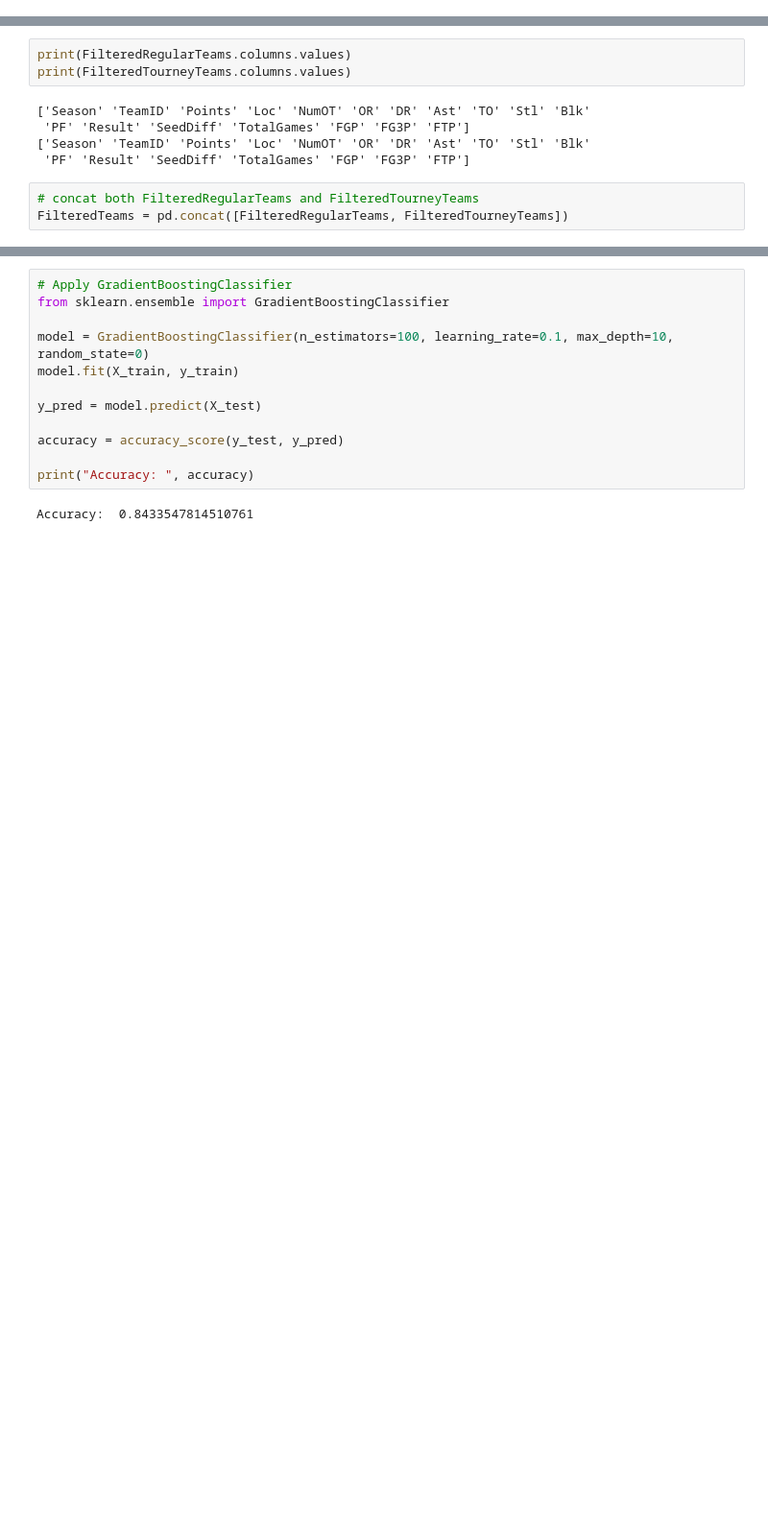
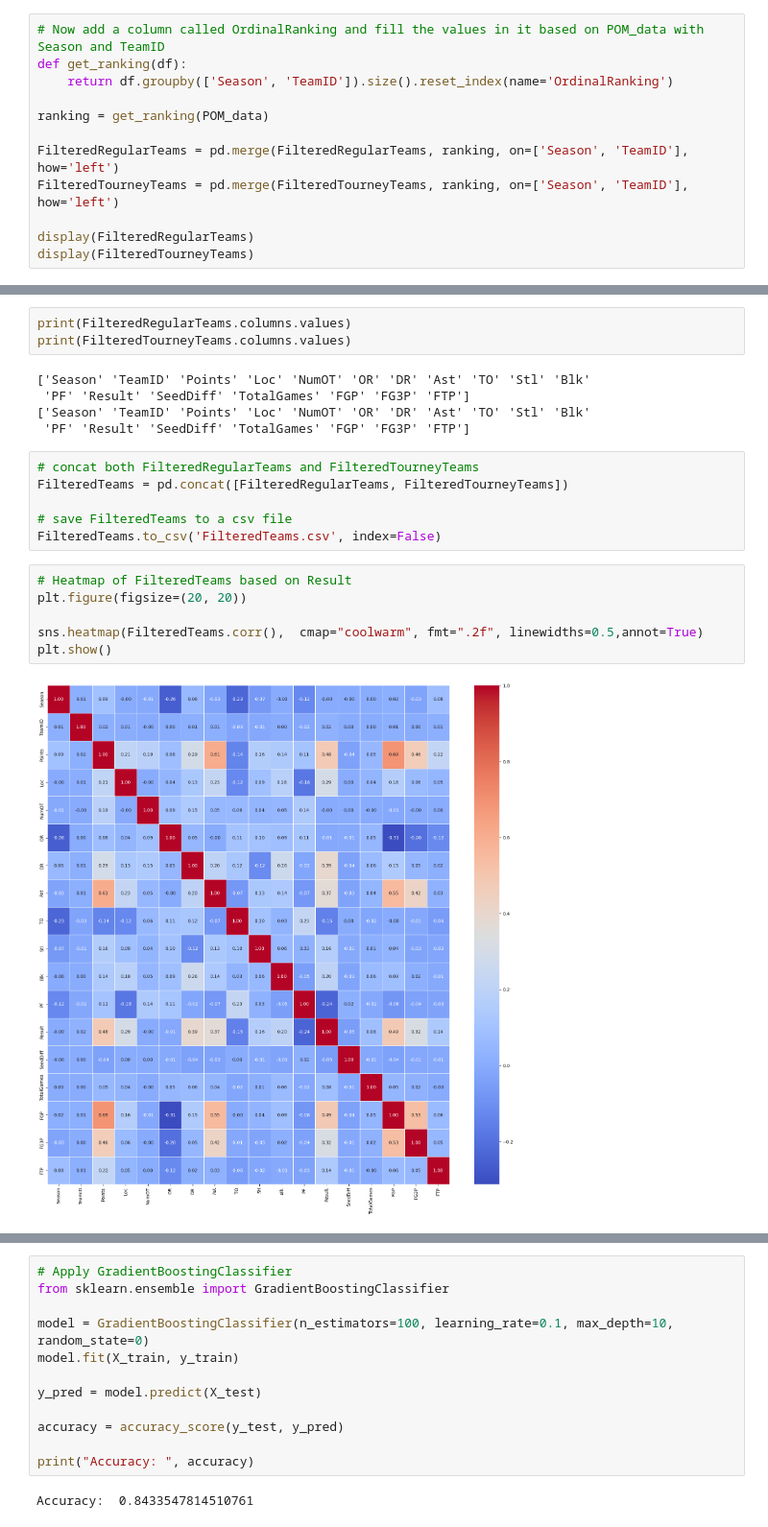
Before and after one commit to Raviteja-5976/Kaggle_Competition, a Jupyter notebook: d.ipynb, the cells around one changed output, grey strips where cells are left out. Shown at 96% size. Cells and saved outputs as stored; diff of their text form; blank space fills up the shorter version.

```diff
--- a/d.ipynb
+++ b/d.ipynb
@@ -479,0 +498,12 @@ display(FilteredTourneyTeams)
+# %%
+# Now add a column called OrdinalRanking and fill the values in it based on POM_data with Season and TeamID
+def get_ranking(df):
+    return df.groupby(['Season', 'TeamID']).size().reset_index(name='OrdinalRanking')
+
+ranking = get_ranking(POM_data)
+
+FilteredRegularTeams = pd.merge(FilteredRegularTeams, ranking, on=['Season', 'TeamID'], how='left')
+FilteredTourneyTeams = pd.merge(FilteredTourneyTeams, ranking, on=['Season', 'TeamID'], how='left')
+
+display(FilteredRegularTeams)
+display(FilteredTourneyTeams)
@@ -500,6 +557,17 @@ print(FilteredTourneyTeams.columns.values)
 # %%
 # concat both FilteredRegularTeams and FilteredTourneyTeams
 FilteredTeams = pd.concat([FilteredRegularTeams, FilteredTourneyTeams])
+
+# save FilteredTeams to a csv file
+FilteredTeams.to_csv('FilteredTeams.csv', index=False)
+# %%
+# Heatmap of FilteredTeams based on Result
+plt.figure(figsize=(20, 20))
+
+sns.heatmap(FilteredTeams.corr(),  cmap="coolwarm", fmt=".2f", linewidths=0.5,annot=True)
+plt.show()
+# %% [output]
+[figure, added]
 # %%
 # Divide the data set into test and train data sets before that randomize the columns
 FilteredTeams = FilteredTeams.sample(frac=1).reset_index(drop=True)
```
Also changed, not shown: parts of 5 cells of this notebook, 3 other files.
